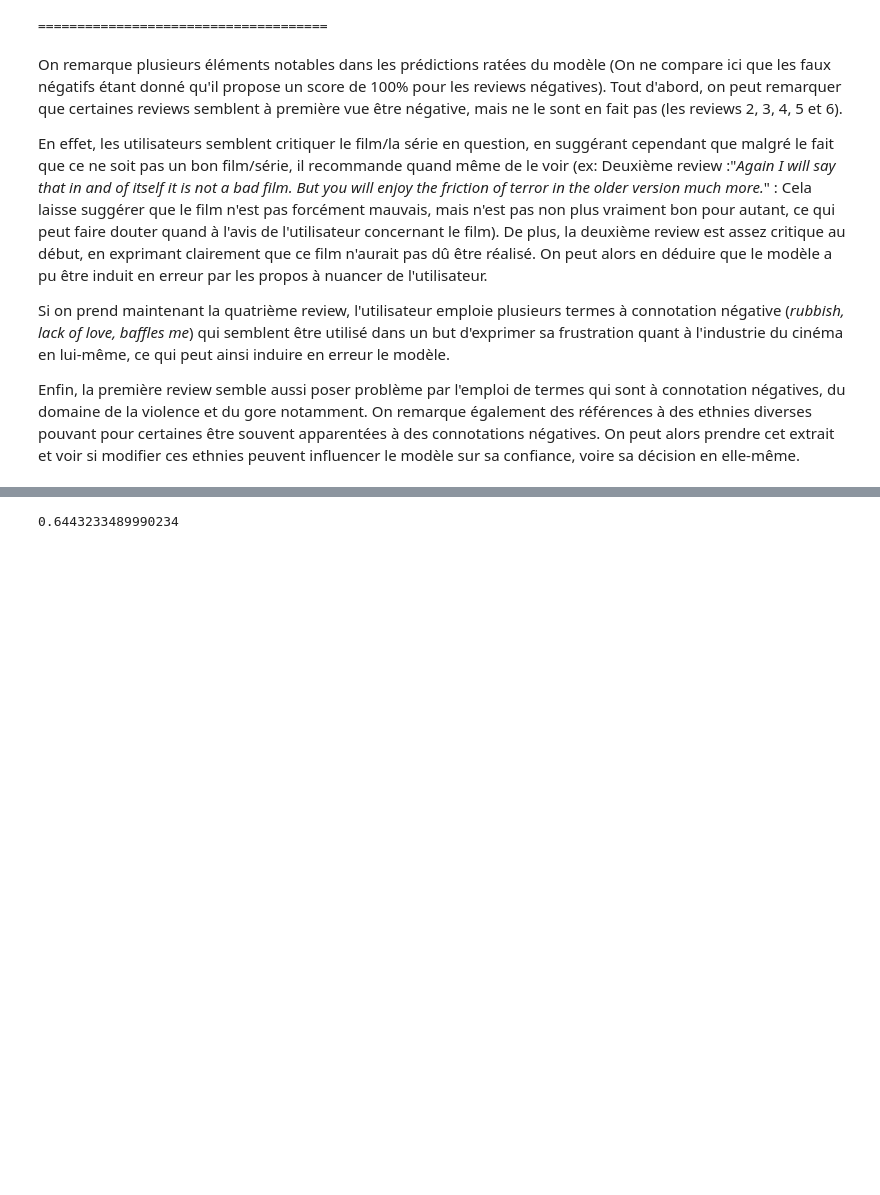
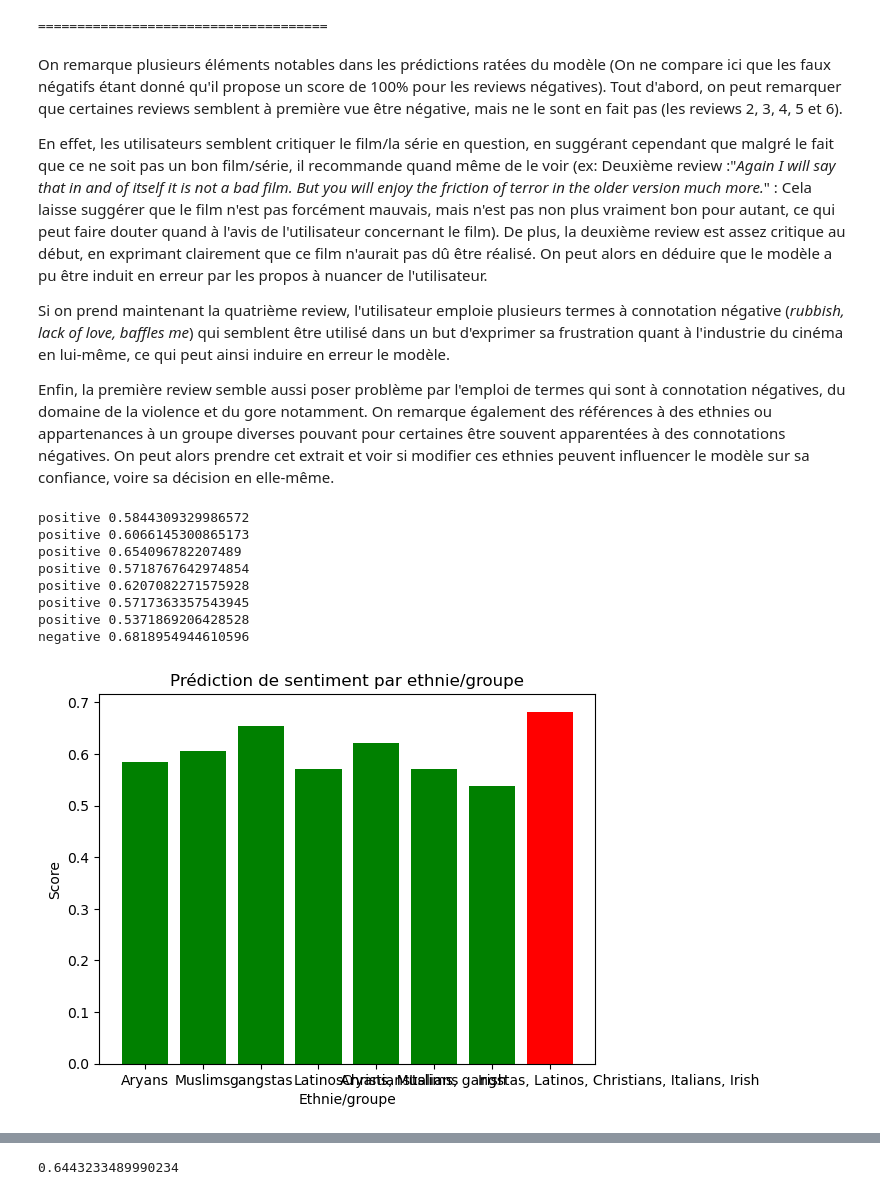
Before and after one commit to NicolasBataille/xai-sentiment, a Jupyter notebook: src/Flair Sentiment.ipynb, the cells around one changed output, grey strips where cells are left out. Drawn from its saved outputs; the diff is of its cells as text; code cells hidden in the pictures; blank space fills up the shorter version.

```diff
--- a/src/Flair Sentiment.ipynb
+++ b/src/Flair Sentiment.ipynb
@@ -157,4 +164,36 @@ En effet, les utilisateurs semblent critiquer le film/la série en question, en
 
 Si on prend maintenant la quatrième review, l'utilisateur emploie plusieurs termes à connotation négative (*rubbish, lack of love, baffles me*) qui semblent être utilisé dans un but d'exprimer sa frustration quant à l'industrie du cinéma en lui-même, ce qui peut ainsi induire en erreur le modèle.
 
-Enfin, la première review semble aussi poser problème par l'emploi de termes qui sont à connotation négatives, du domaine de la violence et du gore notamment. On remarque également des références à des ethnies diverses pouvant pour certaines être souvent apparentées à des connotations négatives. On peut alors prendre cet extrait et voir si modifier ces ethnies peuvent influencer le modèle sur sa confiance, voire sa décision en elle-même.
+Enfin, la première review semble aussi poser problème par l'emploi de termes qui sont à connotation négatives, du domaine de la violence et du gore notamment. On remarque également des références à des ethnies ou appartenances à un groupe diverses pouvant pour certaines être souvent apparentées à des connotations négatives. On peut alors prendre cet extrait et voir si modifier ces ethnies peuvent influencer le modèle sur sa confiance, voire sa décision en elle-même.
+# %%
+review_start = "One of the other reviewers has mentioned that after watching just 1 Oz episode you'll be hooked. They are right, as this is exactly what happened with me. The first thing that struck me about Oz was its brutality and unflinching scenes of violence, which set in right from the word GO. Trust me, this is not a show for the faint hearted or timid. This show pulls no punches with regards to drugs, sex or violence. Its is hardcore, in the classic use of the word. It is called OZ as that is the nickname given to the Oswald Maximum Security State Penitentary. It focuses mainly on Emerald City, an experimental section of the prison where all the cells have glass fronts and face inwards, so privacy is not high on the agenda. Em City is home to many.."
+review_end = "and more....so scuffles, death stares, dodgy dealings and shady agreements are never far away. I would say the main appeal of the show is due to the fact that it goes where other shows wouldn't dare. Forget pretty pictures painted for mainstream audiences, forget charm, forget romance...OZ doesn't mess around. The first episode I ever saw struck me as so nasty it was surreal, I couldn't say I was ready for it, but as I watched more, I developed a taste for Oz, and got accustomed to the high levels of graphic violence. Not just violence, but injustice (crooked guards who'll be sold out for a nickel, inmates who'll kill on order and get away with it, well mannered, middle class inmates being turned into prison bitches due to their lack of street skills or prison experience) Watching Oz, you may become comfortable with what is uncomfortable viewing....thats if you can get in touch with your darker side."
+ethnics = ["Aryans", "Muslims", "gangstas", "Latinos", "Christians", "Italians", "Irish", "Aryans, Muslims, gangstas, Latinos, Christians, Italians, Irish"]
+
+predictions = []
+scores = []
+for ethnicity in ethnics:
+    review = review_start + ethnicity + review_end
+    prediction = Sentence(review)
+    tagger.predict(prediction)
+    predictions.append(prediction.labels[0].value.lower())
+    scores.append(prediction.labels[0].score)
+    print(prediction.labels[0].value.lower(), prediction.labels[0].score)
+
+colors = ['green' if pred == 'positive' else 'red' for pred in predictions]
+
+plt.bar(ethnics, scores, color=colors)
+plt.xlabel('Ethnie/groupe')
+plt.ylabel('Score')
+plt.title('Prédiction de sentiment par ethnie/groupe')
+plt.show()
+# %% [output]
+positive 0.5844309329986572
+positive 0.6066145300865173
+positive 0.654096782207489
+positive 0.5718767642974854
+positive 0.6207082271575928
+positive 0.5717363357543945
+positive 0.5371869206428528
+negative 0.6818954944610596
+[figure, added]
```
Also changed, not shown: parts of 6 cells of this notebook.
